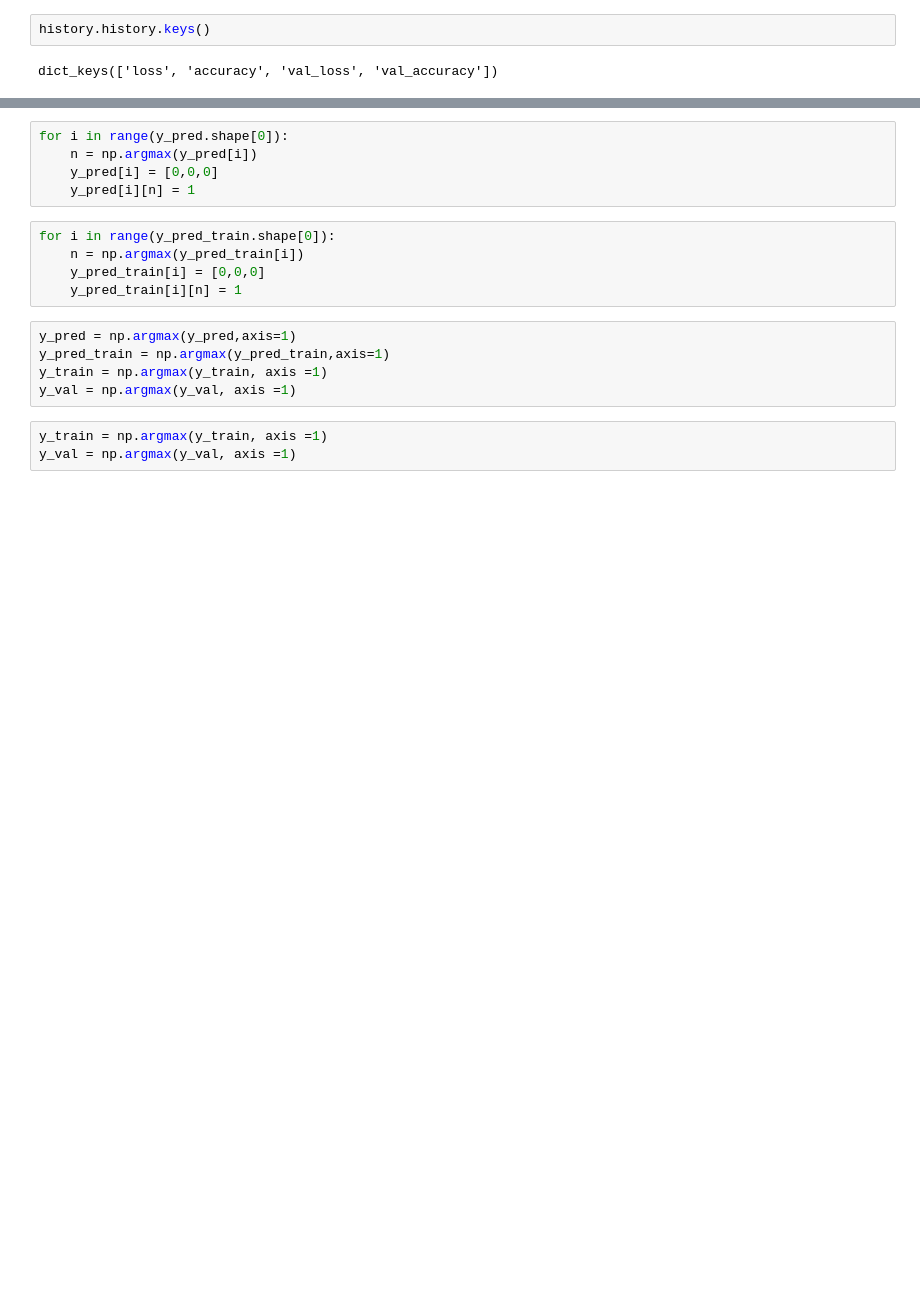
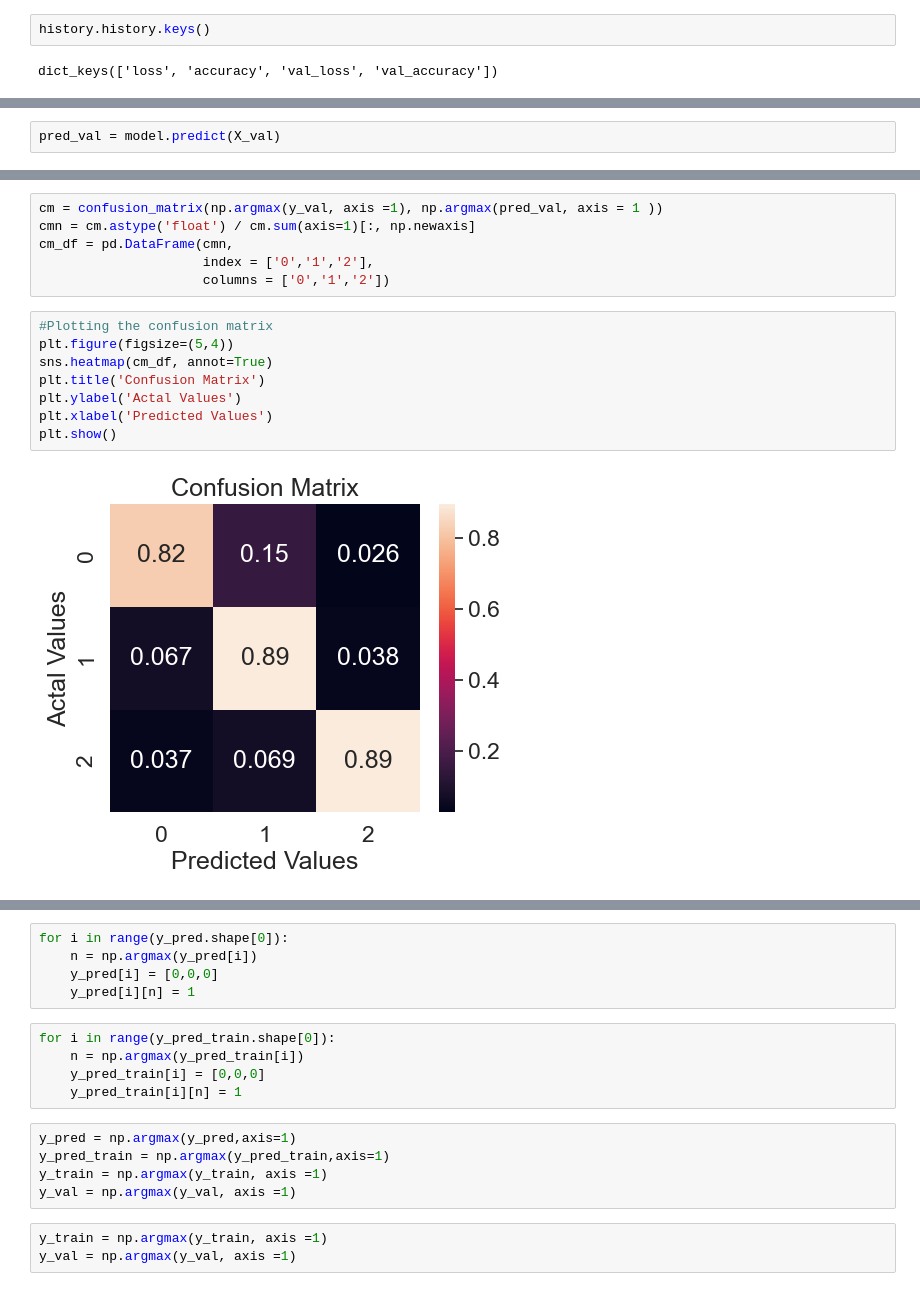
Before and after one commit to NiklasD/ML_Seminar, a Jupyter notebook: notebooks2/26-07-NN_optimization_full_scale.ipynb, the cells around one changed output, grey strips where cells are left out. Drawn from its saved outputs; the diff is of its cells as text; blank space fills up the shorter version.

```diff
--- a/notebooks2/26-07-NN_optimization_full_scale.ipynb
+++ b/notebooks2/26-07-NN_optimization_full_scale.ipynb
@@ -391,0 +416,2 @@ array([[0., 0., 1.],
+# %%
+pred_val = model.predict(X_val)
@@ -391,0 +420,16 @@ array([[0., 0., 1.],
+# %%
+cm = confusion_matrix(np.argmax(y_val, axis =1), np.argmax(pred_val, axis = 1 ))
+cmn = cm.astype('float') / cm.sum(axis=1)[:, np.newaxis]
+cm_df = pd.DataFrame(cmn,
+                     index = ['0','1','2'],
+                     columns = ['0','1','2'])
+# %%
+#Plotting the confusion matrix
+plt.figure(figsize=(5,4))
+sns.heatmap(cm_df, annot=True)
+plt.title('Confusion Matrix')
+plt.ylabel('Actal Values')
+plt.xlabel('Predicted Values')
+plt.show()
+# %% [output]
+[figure, added]
```
Also changed, not shown: parts of 53 cells of this notebook, 9 other files.
